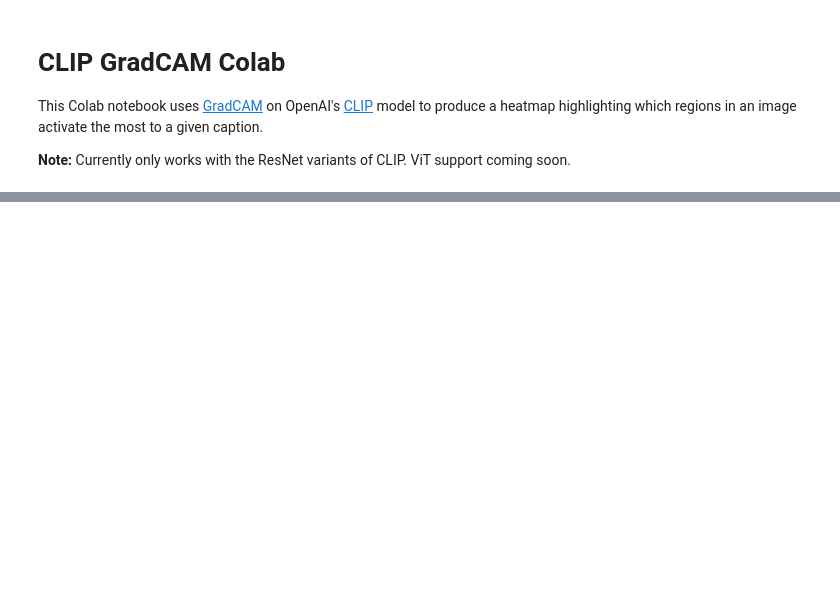
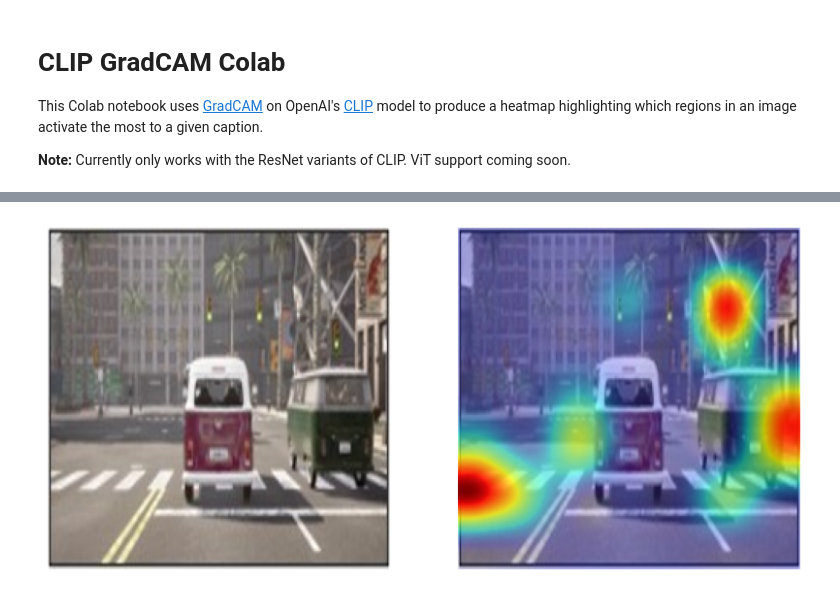
Before and after one commit to aikedaerC/AttackVisionFoundationModels, a Jupyter notebook: CLIP_GradCAM_Visualization.ipynb, the cells around one changed output, grey strips where cells are left out. Drawn from its saved outputs; the diff is of its cells as text; code cells hidden in the pictures; blank space fills up the shorter version.

```diff
--- a/CLIP_GradCAM_Visualization.ipynb
+++ b/CLIP_GradCAM_Visualization.ipynb
@@ -161,22 +161,22 @@ def gradCAM(
 #@title Run
 
 #@markdown #### Image & Caption settings
-image_url = 'demo.jpg' #@param {type:"string"}
+image_path = '000030.jpg' #@param {type:"string"}
 
-image_caption = 'the car' #@param {type:"string"}
+image_caption = 'green traffic lights' #@param {type:"string"}
 #@markdown ---
 #@markdown #### CLIP model settings
 clip_model = "RN50" #@param ["RN50", "RN101", "RN50x4", "RN50x16"]
 saliency_layer = "layer4" #@param ["layer4", "layer3", "layer2", "layer1"]
 #@markdown ---
 #@markdown #### Visualization settings
-blur = True #@param {type:"boolean"}
+blur = False #@param {type:"boolean"}
 
 device = "cuda" if torch.cuda.is_available() else "cpu"
 model, preprocess = clip.load(clip_model, device=device, jit=False)
 
 # Download the image from the web.
-image_path = 'demo.jpg'
+# image_path = 'demo.jpg'
 # urllib.request.urlretrieve(image_url, image_path)
 
 image_input = preprocess(Image.open(image_path)).unsqueeze(0).to(device)
@@ -196,0 +197 @@ ValueError: unknown url type: 'demo.jpg'
+[figure, added]
```
Also changed, not shown: parts of 1 cell of this notebook.
